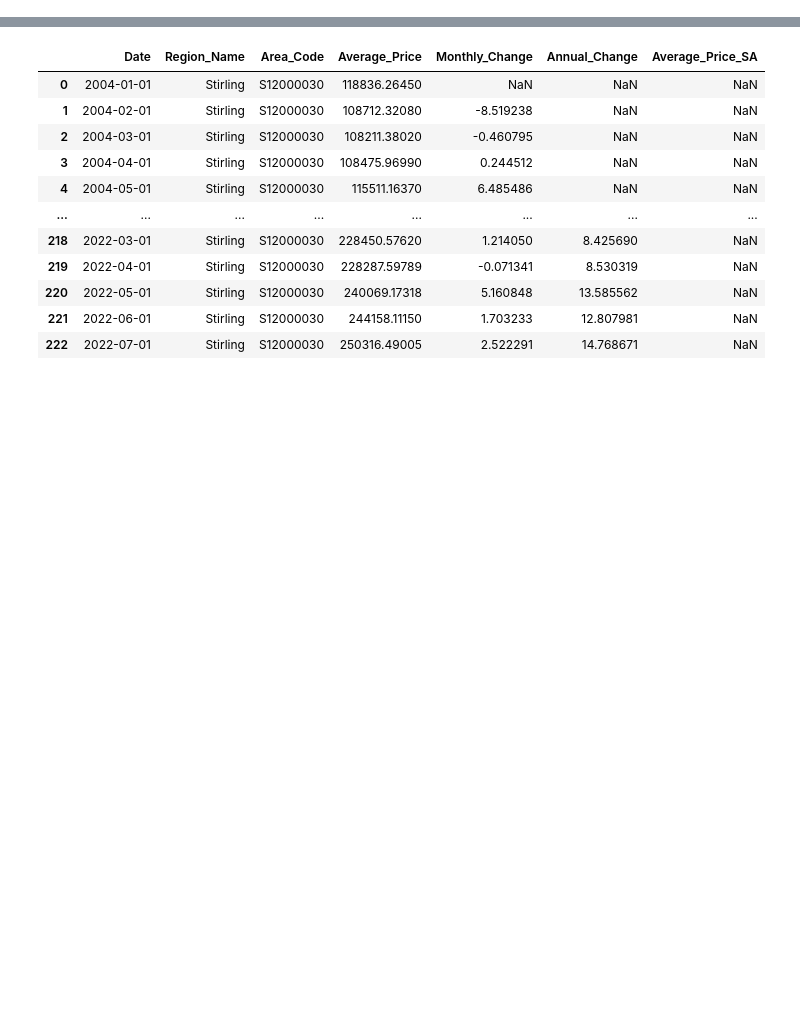
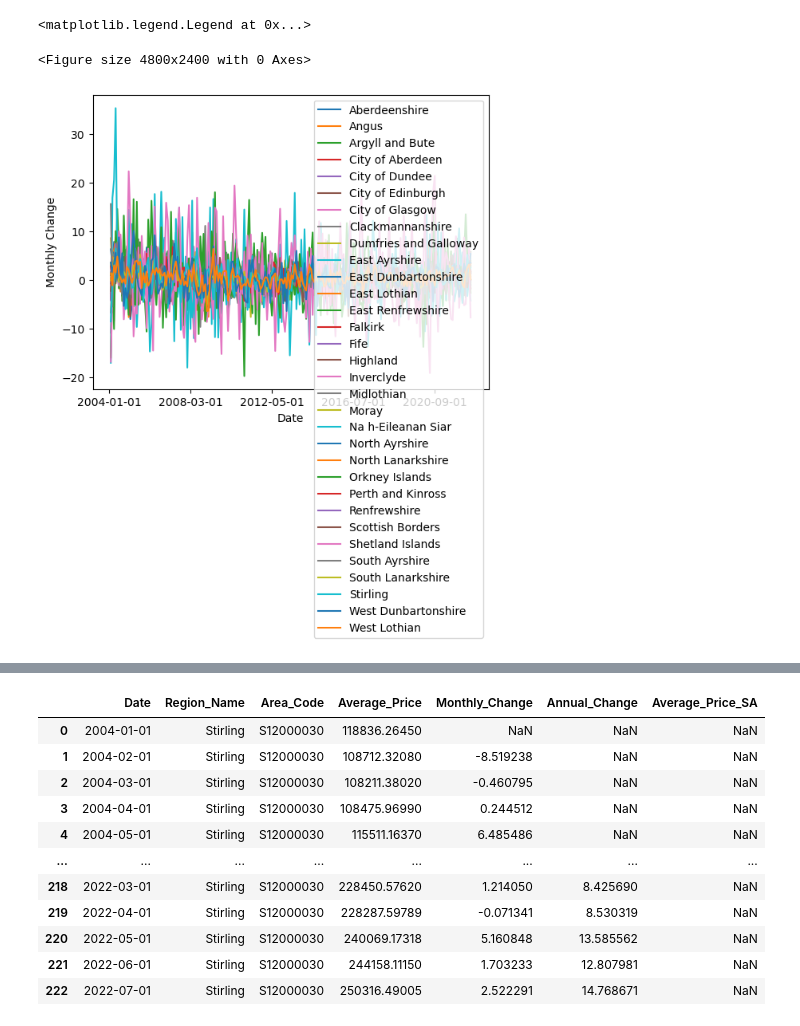
Before and after one commit to kegrad/house-price-index-group-project, a Jupyter notebook: Scotland.ipynb, the cells around one changed output, grey strips where cells are left out. Cells and saved outputs as stored; diff of their text form; code cells hidden in the pictures; blank space fills up the shorter version.

```diff
--- a/Scotland.ipynb
+++ b/Scotland.ipynb
@@ -73,0 +47,15 @@ plt.legend()
+# %%
+plt.figure(figsize=(16, 8), dpi=300)
+df_monthly_change=df_scotland.pivot(index='Date',columns='Region_Name',values='Monthly_Change')
+#df_monthly_change[['Highland', 'Stirling', 'Orkney Islands' , 'City of Edinburgh']].plot()
+df_monthly_change.plot()
+plt.title('')
+
+# adding labels to the axes, add a legend
+plt.xlabel('Date')
+plt.ylabel('Monthly Change')
+plt.legend()
+# %% [output]
+<matplotlib.legend.Legend at 0x...>
+<Figure size 4800x2400 with 0 Axes>
+[figure, new version]
```
Also changed, not shown: parts of 32 cells of this notebook.
